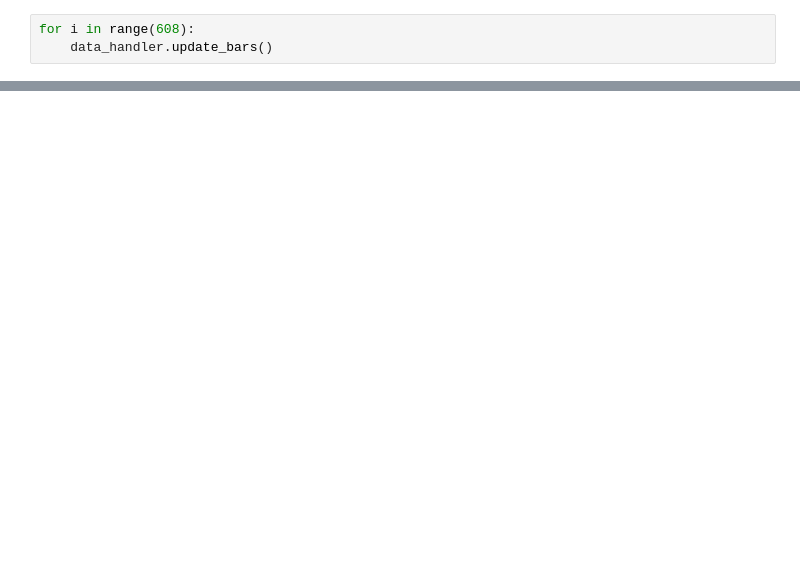
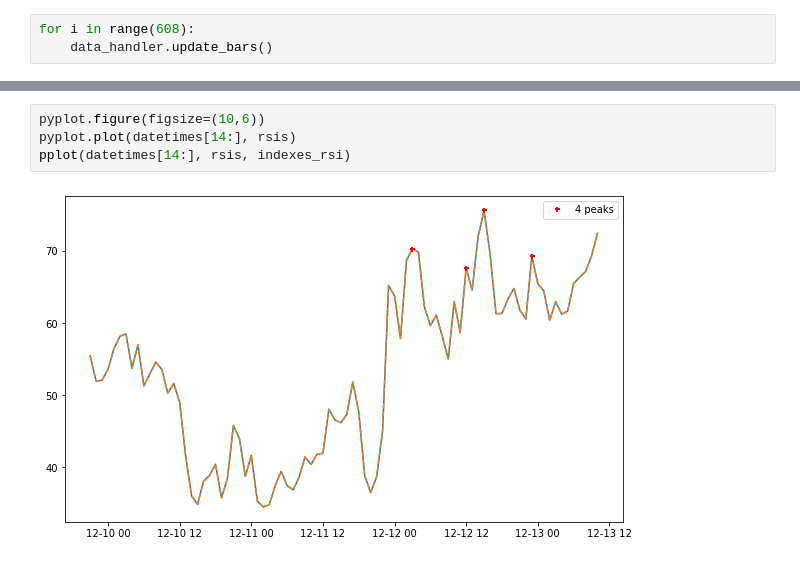
Before and after one commit to webclinic017/promesse-trading-engine-v2, a Jupyter notebook: notebooks/CSV Data Handler.ipynb, the cells around one changed output, grey strips where cells are left out. Drawn from its saved outputs; the diff is of its cells as text; blank space fills up the shorter version.

```diff
--- a/notebooks/CSV Data Handler.ipynb
+++ b/notebooks/CSV Data Handler.ipynb
@@ -203,0 +123,6 @@ TypeError: get_latest_bar_value() missing 1 required positional argument: 'value
+# %%
+pyplot.figure(figsize=(10,6))
+pyplot.plot(datetimes[14:], rsis)
+pplot(datetimes[14:], rsis, indexes_rsi)
+# %% [output]
+[figure, added]
```
Also changed, not shown: parts of 17 cells of this notebook, 45 other files.
